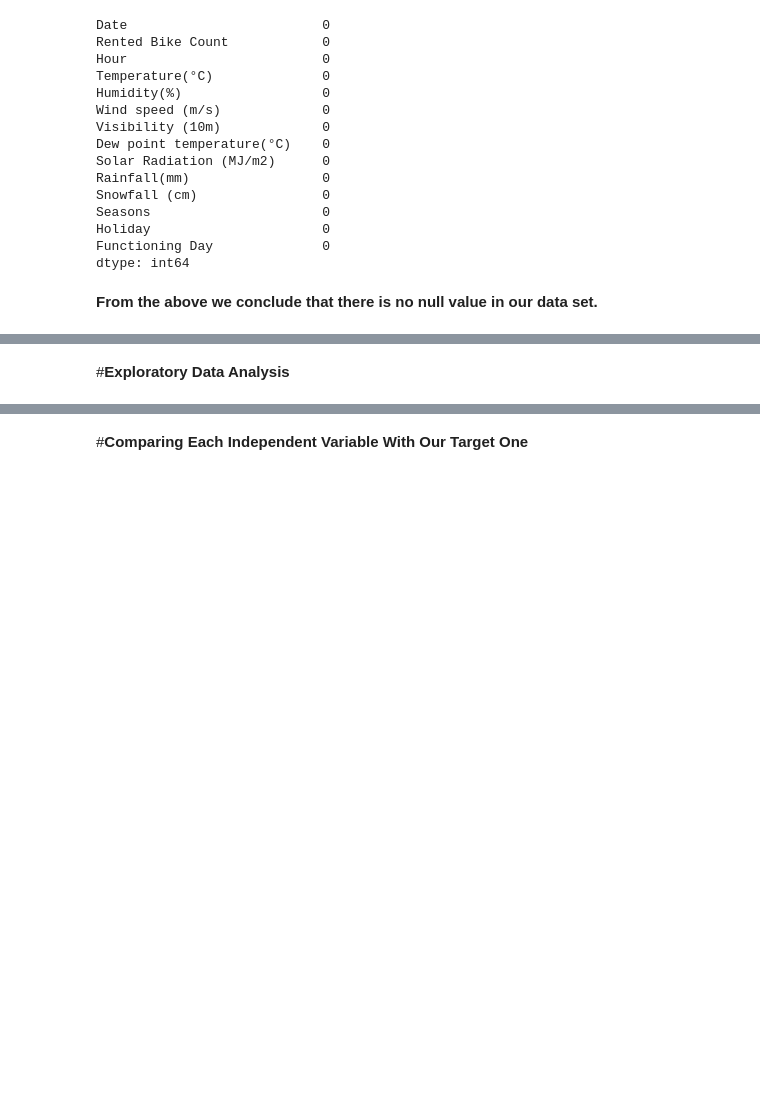
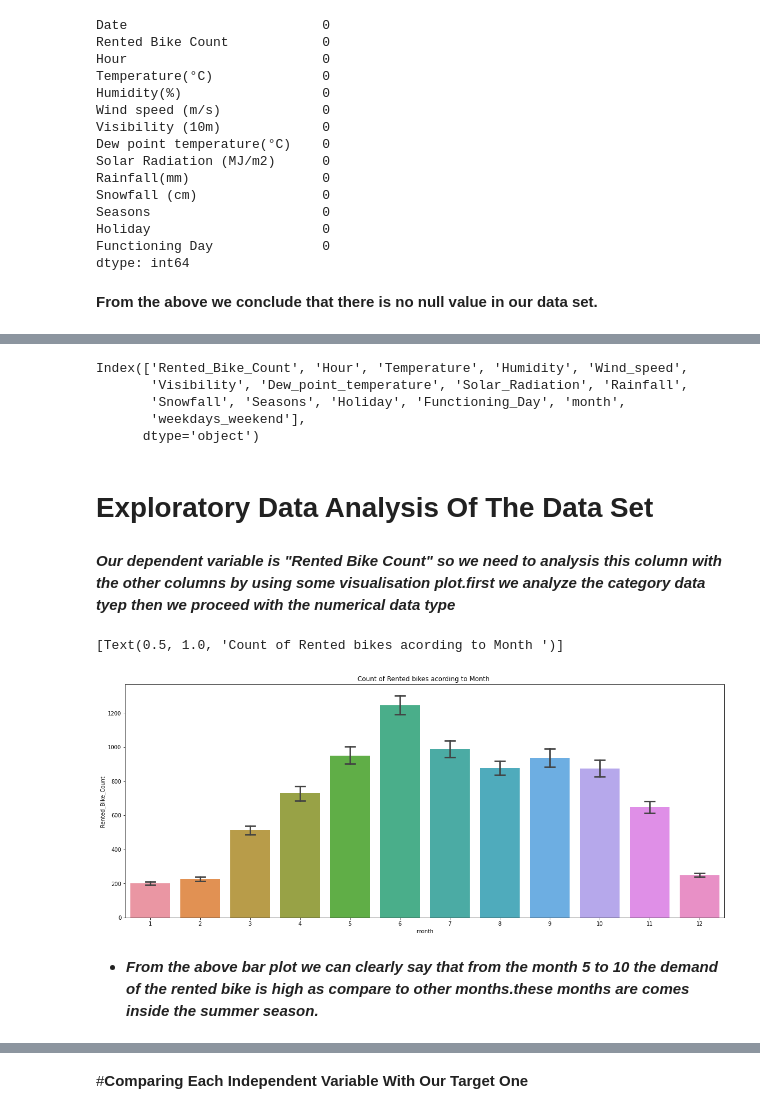
Before and after one commit to BalaramPanigrahy/Seoul-Bike-Sharing-Demand-Prediction, a Jupyter notebook: Bike_Sharing_Demand_Prediction_Capstone_Project.ipynb, the cells around one changed output, grey strips where cells are left out. Drawn from its saved outputs; the diff is of its cells as text; code cells hidden in the pictures; blank space fills up the shorter version.

```diff
--- a/Bike_Sharing_Demand_Prediction_Capstone_Project.ipynb
+++ b/Bike_Sharing_Demand_Prediction_Capstone_Project.ipynb
@@ -225,2 +380,25 @@ dtype: int64
+# %%
+bike_df.columns
+# %% [output]
+Index(['Rented_Bike_Count', 'Hour', 'Temperature', 'Humidity', 'Wind_speed',
+       'Visibility', 'Dew_point_temperature', 'Solar_Radiation', 'Rainfall',
+       'Snowfall', 'Seasons', 'Holiday', 'Functioning_Day', 'month',
+       'weekdays_weekend'],
+      dtype='object')
 # %% [markdown]
-#**Exploratory Data Analysis**
+# **Exploratory Data Analysis Of The Data Set**
+# %% [markdown]
+***Our dependent variable is "Rented Bike Count" so we need to analysis this column with the other columns by using some visualisation plot.first we analyze the category data tyep then we proceed with the numerical data type***
+# %%
+#anlysis of data by vizualisation
+fig,ax=plt.subplots(figsize=(20,8))
+sns.barplot(data=bike_df,x='month',y='Rented_Bike_Count',ax=ax,capsize=.2)
+ax.set(title='Count of Rented bikes acording to Month ')
+# %% [output]
+[Text(0.5, 1.0, 'Count of Rented bikes acording to Month ')]
+[figure, added]
+# %% [markdown]
+
+
+
+* ***From the above bar plot we can clearly say that from  the month 5 to 10 the demand of the rented bike is high as compare to other months.these months are comes inside the summer season.***
```
Also changed, not shown: parts of 95 cells of this notebook.
